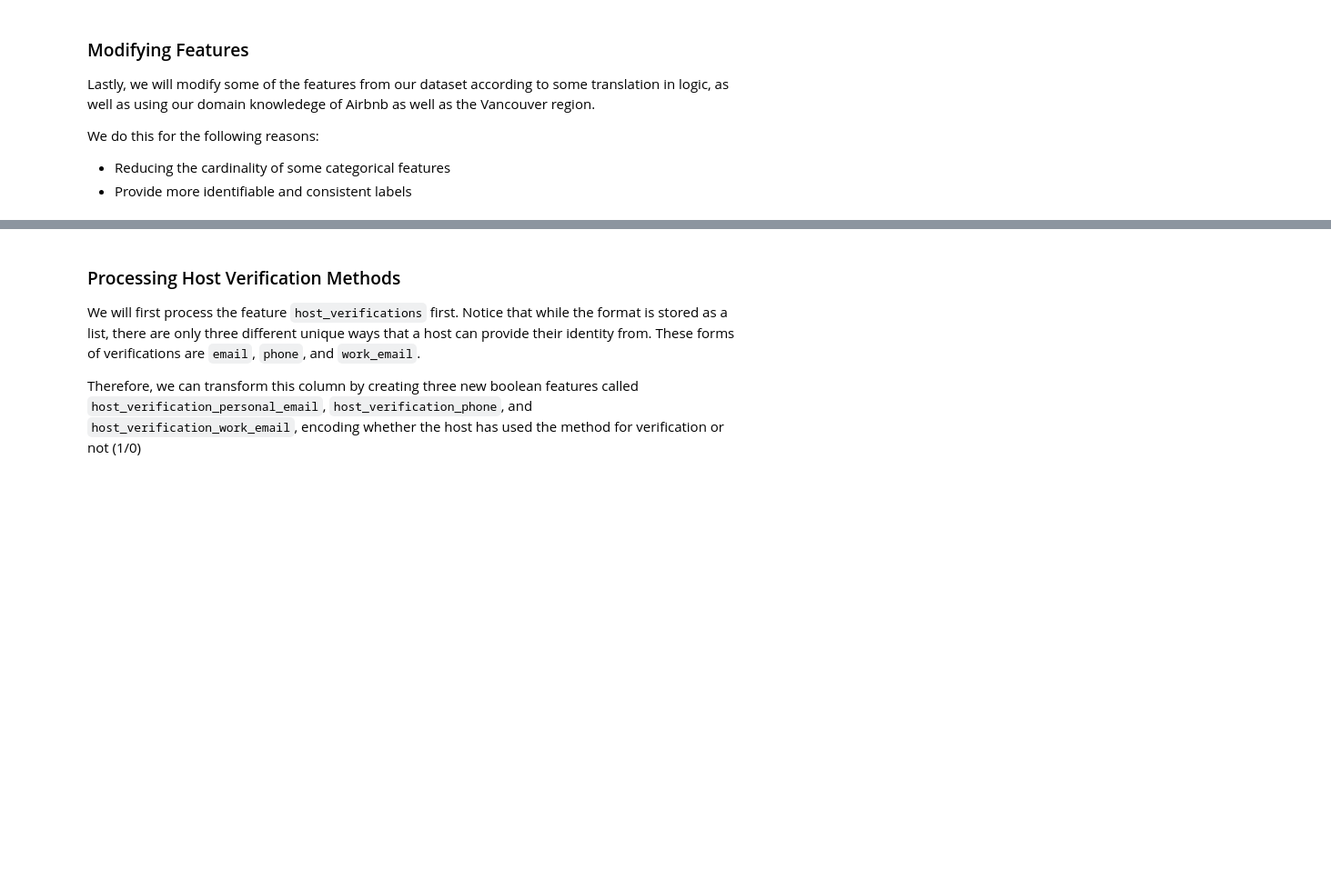
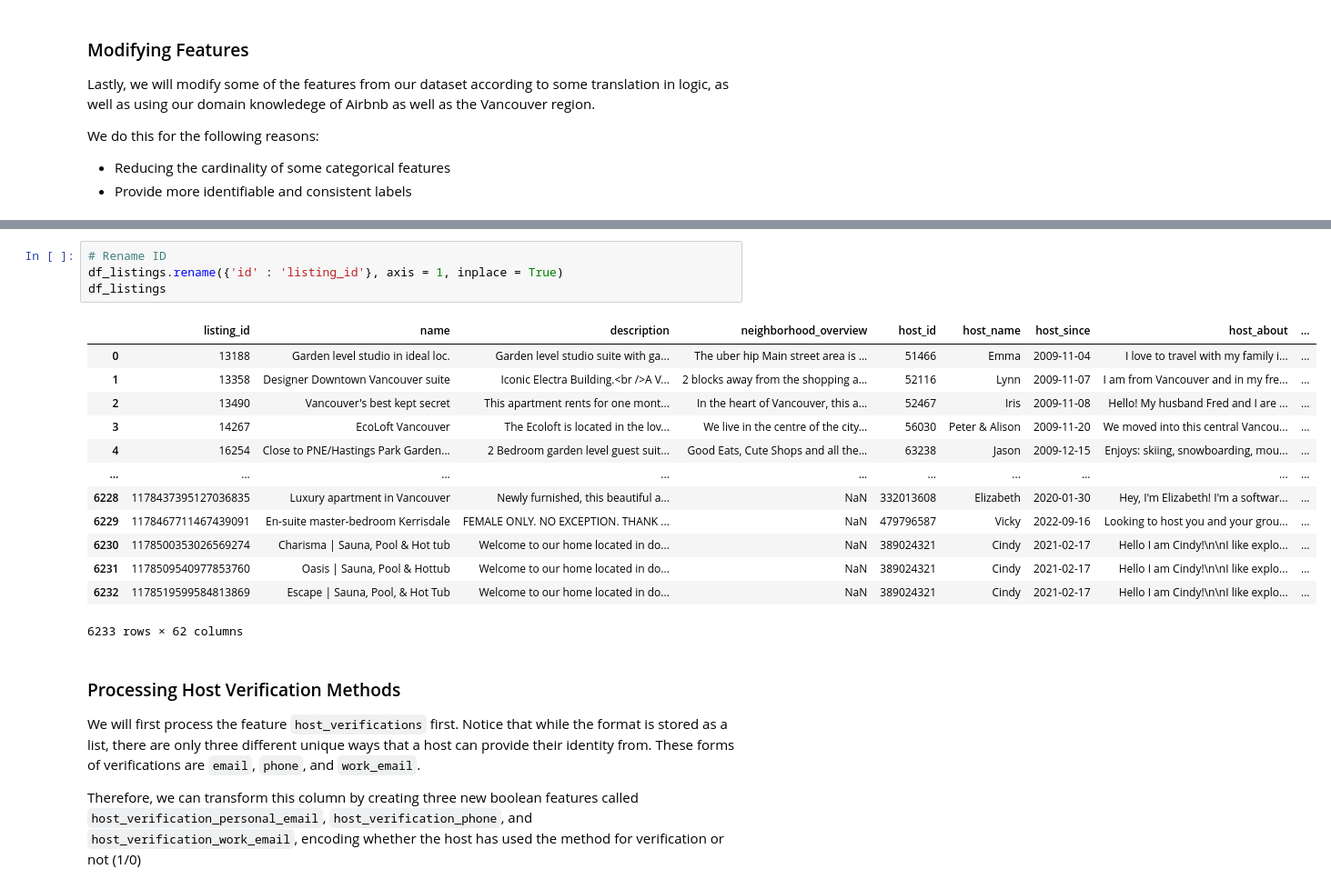
Before and after one commit to ntung110/Airbnb-Data-Analysis, a Jupyter notebook: notebooks/preprocessing.ipynb, the cells around one changed output, grey strips where cells are left out. Shown at 91% size. Saved outputs shown, nothing was run; the diff lists cells and outputs as text; blank space fills up the shorter version.

```diff
--- a/notebooks/preprocessing.ipynb
+++ b/notebooks/preprocessing.ipynb
@@ -338,3 +342,21 @@ We do this for the following reasons:
+# %%
+# Rename ID
+df_listings.rename({'id' : 'listing_id'}, axis = 1, inplace = True)
+df_listings
+# %% [output]
+|  | listing_id | name | description | neighborhood_overview | host_id | host_name | host_since | host_about | ... |
+| 0 | 13188 | Garden level studio in ideal loc. | Garden level studio suite with ga... | The uber hip Main street area is ... | 51466 | Emma | 2009-11-04 | I love to travel with my family i... | ... |
+| 1 | 13358 | Designer Downtown Vancouver suite | Iconic Electra Building.<br />A V... | 2 blocks away from the shopping a... | 52116 | Lynn | 2009-11-07 | I am from Vancouver and in my fre... | ... |
+| 2 | 13490 | Vancouver's best kept secret | This apartment rents for one mont... | In the heart of Vancouver, this a... | 52467 | Iris | 2009-11-08 | Hello! My husband Fred and I are ... | ... |
+| 3 | 14267 | EcoLoft Vancouver | The Ecoloft is located in the lov... | We live in the centre of the city... | 56030 | Peter & Alison | 2009-11-20 | We moved into this central Vancou... | ... |
+| 4 | 16254 | Close to PNE/Hastings Park Garden... | 2 Bedroom garden level guest suit... | Good Eats, Cute Shops and all the... | 63238 | Jason | 2009-12-15 | Enjoys: skiing, snowboarding, mou... | ... |
+| ... | ... | ... | ... | ... | ... | ... | ... | ... | ... |
+| 6228 | 1178437395127036835 | Luxury apartment in Vancouver | Newly furnished, this beautiful a... | NaN | 332013608 | Elizabeth | 2020-01-30 | Hey, I'm Elizabeth! I'm a softwar... | ... |
+| 6229 | 1178467711467439091 | En-suite master-bedroom Kerrisdale | FEMALE ONLY. NO EXCEPTION. THANK ... | NaN | 479796587 | Vicky | 2022-09-16 | Looking to host you and your grou... | ... |
+| 6230 | 1178500353026569274 | Charisma | Sauna, Pool & Hot tub | Welcome to our home located in do... | NaN | 389024321 | Cindy | 2021-02-17 | Hello I am Cindy!\n\nI like explo... | ... |
+| 6231 | 1178509540977853760 | Oasis | Sauna, Pool & Hottub | Welcome to our home located in do... | NaN | 389024321 | Cindy | 2021-02-17 | Hello I am Cindy!\n\nI like explo... | ... |
+| 6232 | 1178519599584813869 | Escape | Sauna, Pool, & Hot Tub | Welcome to our home located in do... | NaN | 389024321 | Cindy | 2021-02-17 | Hello I am Cindy!\n\nI like explo... | ... |
+6233 rows × 62 columns
 # %% [markdown]
 ### Processing Host Verification Methods
 
```
Also changed, not shown: parts of 10 cells of this notebook, 2 other files.
